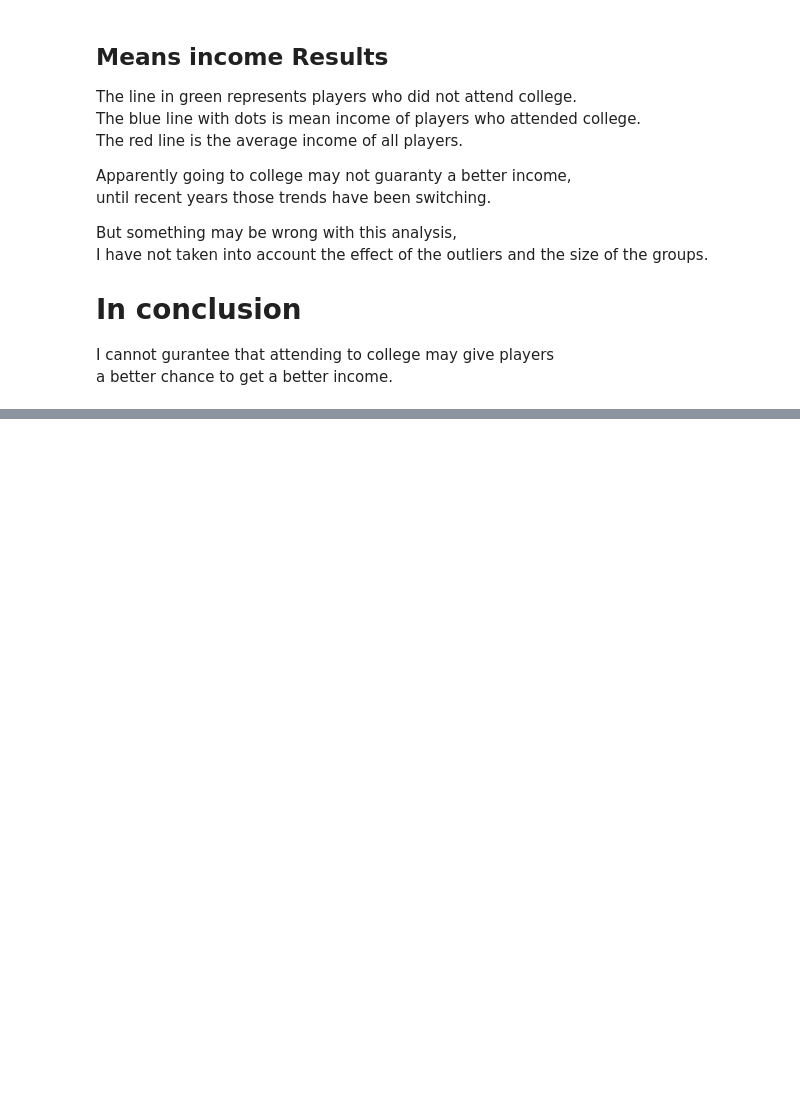
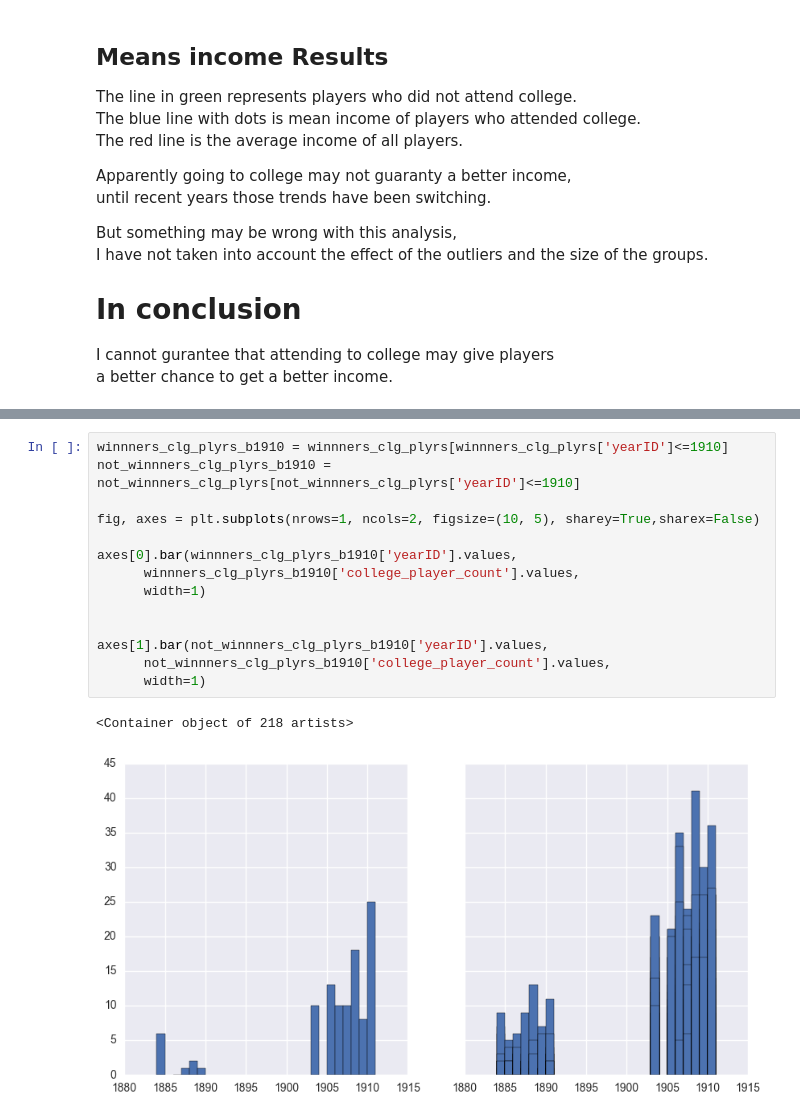
Before and after one commit to ulitosCoder/DataAnalysis, a Jupyter notebook: project_investigate_a_dataset/Baseball Data Analysis.ipynb, the cells around one changed output, grey strips where cells are left out. Cells and saved outputs as stored; diff of their text form; blank space fills up the shorter version.

```diff
--- a/project_investigate_a_dataset/Baseball Data Analysis.ipynb
+++ b/project_investigate_a_dataset/Baseball Data Analysis.ipynb
@@ -283,0 +250,17 @@ dtype: object, 507500.000000
+# %%
+winnners_clg_plyrs_b1910 = winnners_clg_plyrs[winnners_clg_plyrs['yearID']<=1910]
+not_winnners_clg_plyrs_b1910 = not_winnners_clg_plyrs[not_winnners_clg_plyrs['yearID']<=1910]
+
+fig, axes = plt.subplots(nrows=1, ncols=2, figsize=(10, 5), sharey=True,sharex=False)
+
+axes[0].bar(winnners_clg_plyrs_b1910['yearID'].values,
+      winnners_clg_plyrs_b1910['college_player_count'].values,
+      width=1)
+
+
+axes[1].bar(not_winnners_clg_plyrs_b1910['yearID'].values,
+      not_winnners_clg_plyrs_b1910['college_player_count'].values,
+      width=1)
+# %% [output]
+<Container object of 218 artists>
+[figure, added]
```
Also changed, not shown: parts of 14 cells of this notebook.
